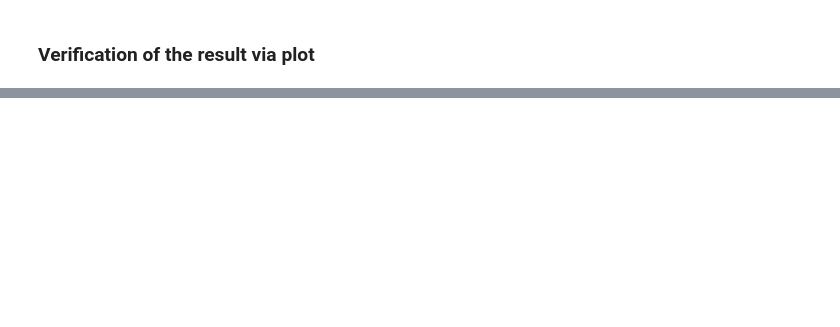
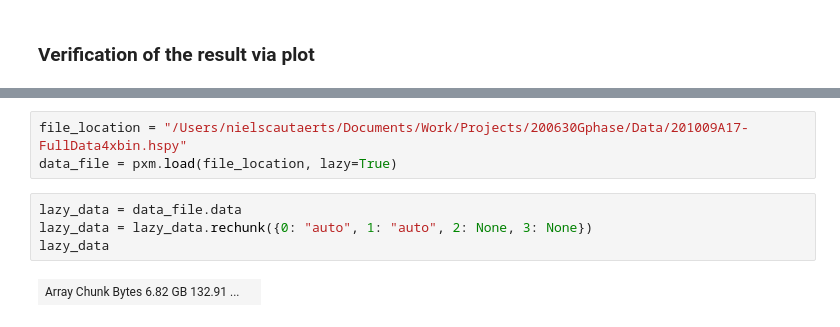
Before and after one commit to din14970/indexing_demo, a Jupyter notebook: Demo.ipynb, the cells around one changed output, grey strips where cells are left out. Saved outputs shown, nothing was run; the diff lists cells and outputs as text; blank space fills up the shorter version.

```diff
--- a/Demo.ipynb
+++ b/Demo.ipynb
@@ -296,0 +935,9 @@ def match_orientations(image, template_coordinates, template_intensities,
+# %%
+file_location = "/Users/nielscautaerts/Documents/Work/Projects/200630Gphase/Data/201009A17-FullData4xbin.hspy"
+data_file = pxm.load(file_location, lazy=True)
+# %%
+lazy_data = data_file.data
+lazy_data = lazy_data.rechunk({0: "auto", 1: "auto", 2: None, 3: None})
+lazy_data
+# %% [output]
+| Array Chunk Bytes 6.82 GB 132.91 ... |  |
```
Also changed, not shown: parts of 85 cells of this notebook.
